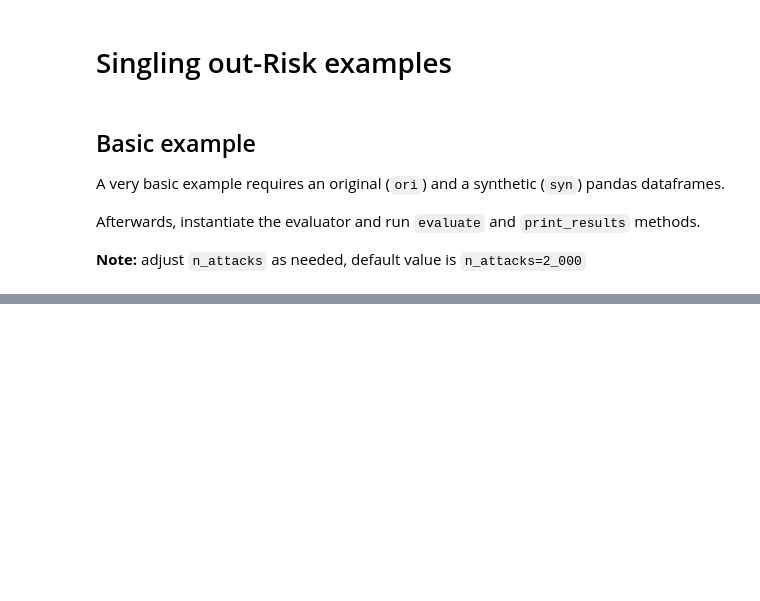
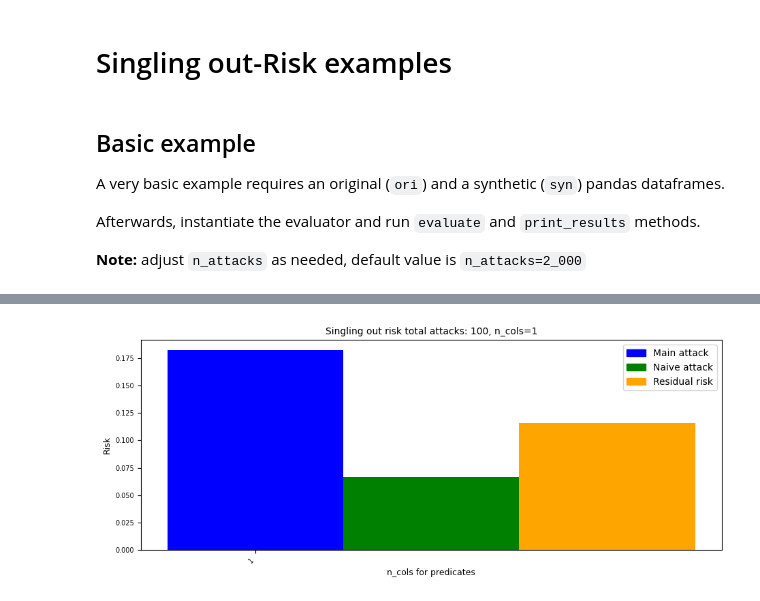
Before and after one commit to aidotse/LeakPro, a Jupyter notebook: leakpro/synthetic_data_attacks/examples/singling_out_example.ipynb, the cells around one changed output, grey strips where cells are left out. Cells and saved outputs as stored; diff of their text form; code cells hidden in the pictures; blank space fills up the shorter version.

Commit message:
GPJ: singling out utils, example and plots

```diff
--- a/leakpro/synthetic_data_attacks/examples/singling_out_example.ipynb
+++ b/leakpro/synthetic_data_attacks/examples/singling_out_example.ipynb
@@ -59,0 +85,8 @@ Singling-out queries: ["education_num <= 7 & occupation == 'Sales' & marital ==
+# %%
+#Get singling out risk n_cols==1 from json file
+sin_out_res = load_singling_out_results(dataset="adults", n_cols=1)
+# %%
+#Plot singling out risk
+plot_singling_out(sin_out_res=sin_out_res, high_res_flag=False)
+# %% [output]
+[figure, added]
```
Also changed, not shown: parts of 9 cells of this notebook, 8 other files.
